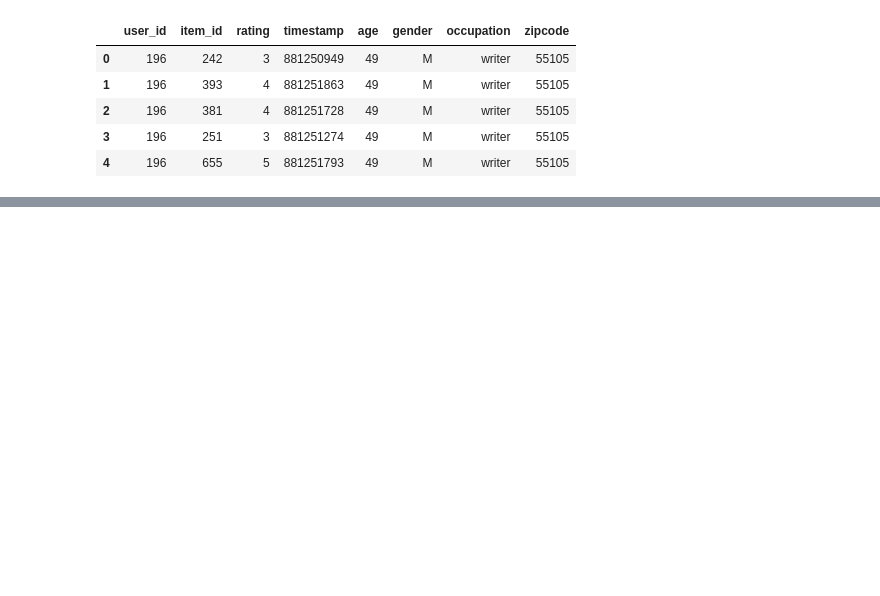
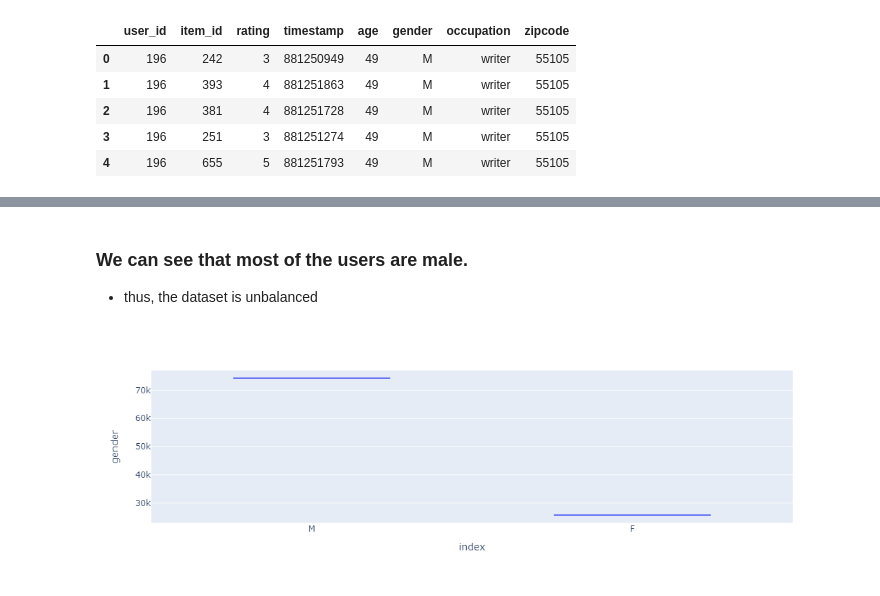
Before and after one commit to anandaheino/Recommendation_Systems, a Jupyter notebook: Matrix_factorization/Recomm_System_MovieLens.ipynb, the cells around one changed output, grey strips where cells are left out. Drawn from its saved outputs; the diff is of its cells as text; code cells hidden in the pictures; blank space fills up the shorter version.

```diff
--- a/Matrix_factorization/Recomm_System_MovieLens.ipynb
+++ b/Matrix_factorization/Recomm_System_MovieLens.ipynb
@@ -138,0 +166,8 @@ df_data.head()
+# %% [markdown]
+### We can see that most of the users are male.
+ - thus, the dataset is unbalanced
+# %%
+fig = px.box(df_gender, x='index', y='gender')
+fig.show()
+# %% [output]
+[figure, added]
```
Also changed, not shown: parts of 13 cells of this notebook.
